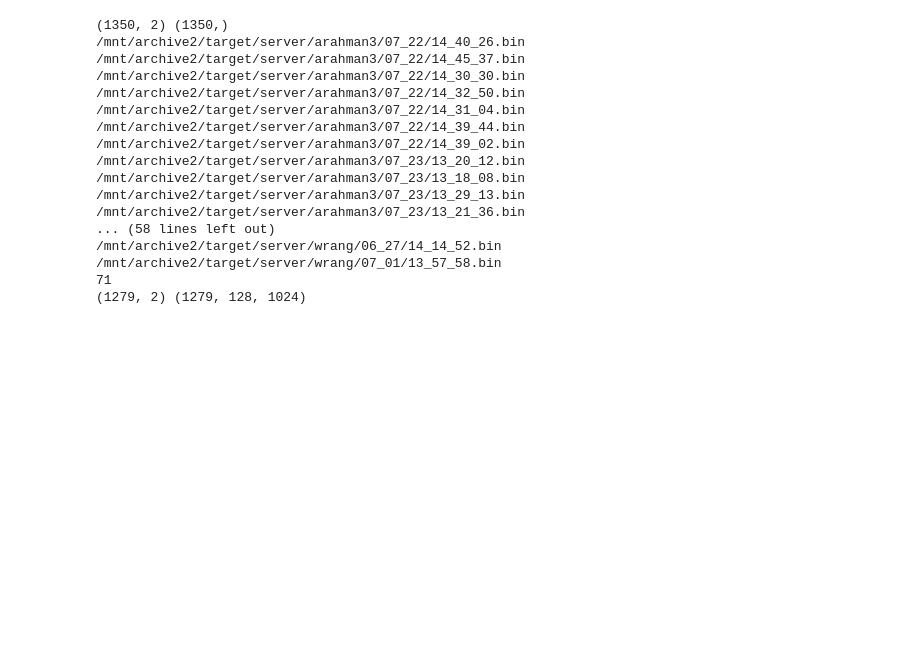
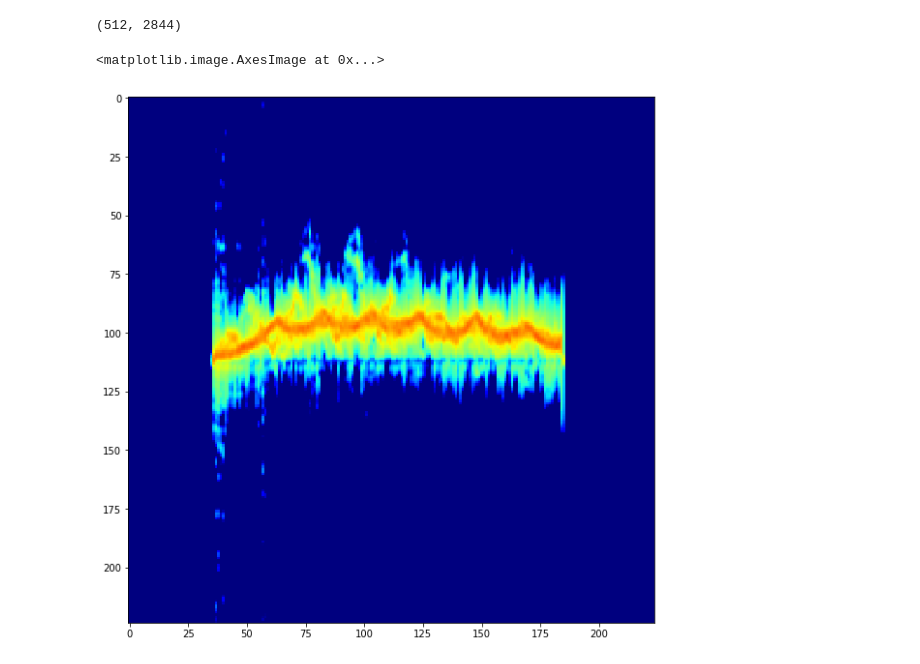
Before and after one commit to itskalvik/spatio-temporal-domain-adaptation, a Jupyter notebook: preprocess/mmwave_spectrogram.ipynb, the cells around one changed output. Saved outputs shown, nothing was run; the diff lists cells and outputs as text; code cells hidden in the pictures; blank space fills up the shorter version.

Commit message:
Added model logs with gaussian noise and debugging spectrogram preprocess

```diff
--- a/preprocess/mmwave_spectrogram.ipynb
+++ b/preprocess/mmwave_spectrogram.ipynb
@@ -121,7 +122,7 @@ def detect_peak(data):
     if(np.var(data) < 5000):
         return False, []
 
-    peak_idx = cfar(data, num_train=200, num_guard=50, rate_fa=1)
+    peak_idx = cfar(data, num_train=100, num_guard=25, rate_fa=1)
     k_inds = peak_idx[np.where(data[peak_idx] > (np.max(data)/3))]
     k_inds.sort()
     k_inds+=250
@@ -156,6 +157,7 @@ def get_spectrogram(fname, label, mat_file=False):
     direc = None
     for j in range(range_min, range_max):
         range_matrix[j, :] = signal.lfilter(b, a, range_matrix[j,:], axis=0)
+
         tmp_status, peak_ids = detect_peak(range_matrix[j, :])
 
         if (start and not tmp_status):
@@ -193,6 +195,7 @@ def get_spectrogram(fname, label, mat_file=False):
         return np.array([]), label
 
     range_matrix = range_matrix[start_id:end_id]
+
     for j in range(range_matrix.shape[0]):
         f_vec, t, S = signal.spectrogram(range_matrix[j,:],
                                         fs=fs,
@@ -224,6 +227,7 @@ def get_spectrogram(fname, label, mat_file=False):
     S_new_all[np.where(S_new_all <= 0)] = 1e-9
     S_new_all = 20*np.log10(S_new_all)
 
+    '''
     if direc == 0:
         S_new_all = S_new_all[128:int(S_new_all.shape[0]/2), int((min(frame_slices)-attention_window_length)/16):int((max(frame_slices)+attention_window_length)/16)]
         S_new_all = S_new_all[:, int(S_new_all.shape[1]/2)-512:int(S_new_all.shape[1]/2)+512]
@@ -235,7 +239,7 @@ def get_spectrogram(fname, label, mat_file=False):
 
     if (S_new_all.shape != (128, 1024)):
         return np.array([]), label
-
+    '''
     return S_new_all, label
 # %%
 c = 3e8
@@ -260,3 +276,15 @@ attention_window_length = int(np.ceil(0.2/chirp_duration))
+# %%
+data = get_spectrogram("/mnt/archive2/target/server/ppinyoan/06_21/14_20_57.bin", 0)
+print(data[0].shape)
+data = transform.resize(data[0], (224, 224), mode='reflect', anti_aliasing=True)
+cmap_obj = plt.cm.ScalarMappable(cmap="jet")
+cmap_obj.set_clim(-120, 0)
+plt.figure(figsize=(10,10))
+plt.imshow(cmap_obj.to_rgba(data)[:, :, :3])
+# %% [output]
+(512, 2844)
+<matplotlib.image.AxesImage at 0x...>
+[figure, added]
 # %%
 dataset_file = "/home/kjakkala/mmwave/data/mmwave_target_server.h5"
 src_path = "/mnt/archive2/target/server"
@@ -282,24 +310,6 @@ dset_X = np.array(list(dset_X))
 dset_y = np.delete(dset_y, delete_inds, 0)
 dset_y = np.array(list(dset_y))
 print(dset_y.shape, dset_X.shape)
-# %% [output]
-(1350, 2) (1350,)
-/mnt/archive2/target/server/arahman3/07_22/14_40_26.bin
-/mnt/archive2/target/server/arahman3/07_22/14_45_37.bin
-/mnt/archive2/target/server/arahman3/07_22/14_30_30.bin
-/mnt/archive2/target/server/arahman3/07_22/14_32_50.bin
-/mnt/archive2/target/server/arahman3/07_22/14_31_04.bin
-/mnt/archive2/target/server/arahman3/07_22/14_39_44.bin
-/mnt/archive2/target/server/arahman3/07_22/14_39_02.bin
-/mnt/archive2/target/server/arahman3/07_23/13_20_12.bin
-/mnt/archive2/target/server/arahman3/07_23/13_18_08.bin
-/mnt/archive2/target/server/arahman3/07_23/13_29_13.bin
-/mnt/archive2/target/server/arahman3/07_23/13_21_36.bin
-... (58 lines left out)
-/mnt/archive2/target/server/wrang/06_27/14_14_52.bin
-/mnt/archive2/target/server/wrang/07_01/13_57_58.bin
-71
-(1279, 2) (1279, 128, 1024)
 # %%
 hf = h5py.File("/home/kjakkala/mmwave/data/target_server_data.h5", 'w')
 hf.create_dataset('X_data', data=dset_X)
```
Also changed, not shown: parts of 3 cells of this notebook, 15 other files.
